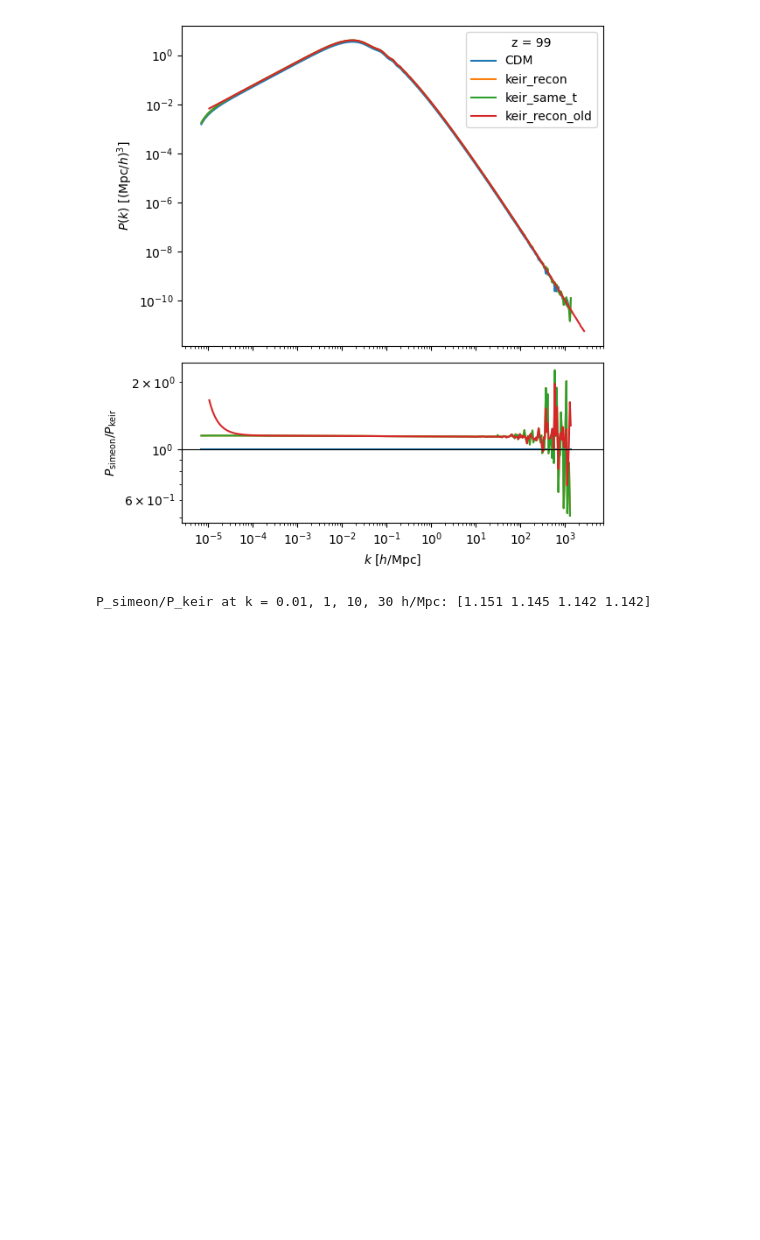
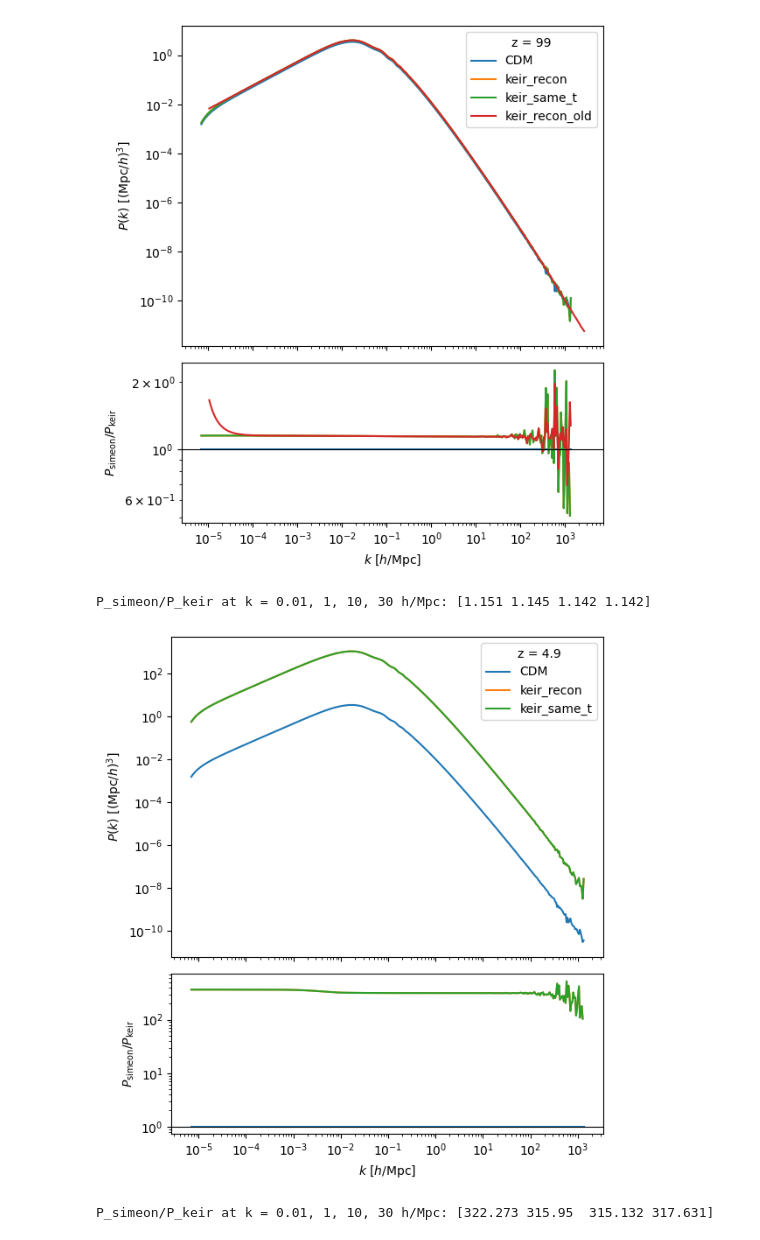
Before and after one commit to willsonho2000/MP-Gadget, a Jupyter notebook: runs/simeon_recon/compare.ipynb, the cells around one changed output. Saved outputs shown, nothing was run; the diff lists cells and outputs as text; code cells hidden in the pictures; blank space fills up the shorter version.

```diff
--- a/runs/simeon_recon/compare.ipynb
+++ b/runs/simeon_recon/compare.ipynb
@@ -131,3 +108,39 @@ print(f"P_simeon/P_keir at k = 0.01, 1, 10, 30 h/Mpc:", np.interp(np.log([0.01,
 # %% [output]
 [figure]
 P_simeon/P_keir at k = 0.01, 1, 10, 30 h/Mpc: [1.151 1.145 1.142 1.142]
+# %%
+# Initial (z=99) total matter power spectrum, read directly from the input tables.
+# keir: WDM_pk_99.dat (FileWithInputSpectrum in keir/paramfile.genic). simeon: theory/ics_matterpow_99.dat
+# (identical for keir_recon and keir_reion_same_t). Shaded band: k_fund to k_Nyq of the simulation.
+pk_files = {
+    "CDM": "../class_pk_99.dat",
+    # "keir (WDM)": "../WDM_pk_99.dat",
+    "keir_recon": "keir_recon/theory/ics_matterpow_4.9.dat",
+    "keir_same_t": "keir_reion_same_t/theory/ics_matterpow_4.9.dat",
+}
+pk_init = {name: np.loadtxt(fn, unpack=True) for name, fn in pk_files.items()}
+fig, (top, bot) = plt.subplots(2, 1, figsize=(6, 6.5), sharex=True, gridspec_kw={"height_ratios": [2, 1]})
+
+k_cdm, p_cdm = pk_init["CDM"]
+for label in pk_files:
+    k_sim, p_sim = pk_init[label]
+    # evaluate keir on the simeon k grid (log-log interpolation) before dividing
+    overlap = (k_sim >= k_cdm.min()) & (k_sim <= k_cdm.max())
+    k_ratio = k_sim[overlap]
+    pk_ratio = p_sim[overlap] / np.exp(np.interp(np.log(k_ratio), np.log(k_cdm), np.log(p_cdm)))
+
+    top.loglog(k_sim, p_sim, label=label)
+    bot.loglog(k_ratio, pk_ratio)
+bot.axhline(1.0, color="k", lw=0.8)
+top.set_ylabel(r"$P(k)\ [(\mathrm{Mpc}/h)^3]$")
+bot.set_ylabel(r"$P_{\rm simeon}/P_{\rm keir}$")
+bot.set_xlabel(r"$k\ [h/\mathrm{Mpc}]$")
+top.legend(title="z = 4.9")
+plt.tight_layout()
+plt.show()
+
+dev = np.abs(pk_ratio - 1)
+print(f"P_simeon/P_keir at k = 0.01, 1, 10, 30 h/Mpc:", np.interp(np.log([0.01, 1, 10, 30]), np.log(k_ratio), pk_ratio).round(3))
+# %% [output]
+[figure, added]
+P_simeon/P_keir at k = 0.01, 1, 10, 30 h/Mpc: [322.273 315.95  315.132 317.631]
```
Also changed, not shown: parts of 1 cell of this notebook, 1 other file.
